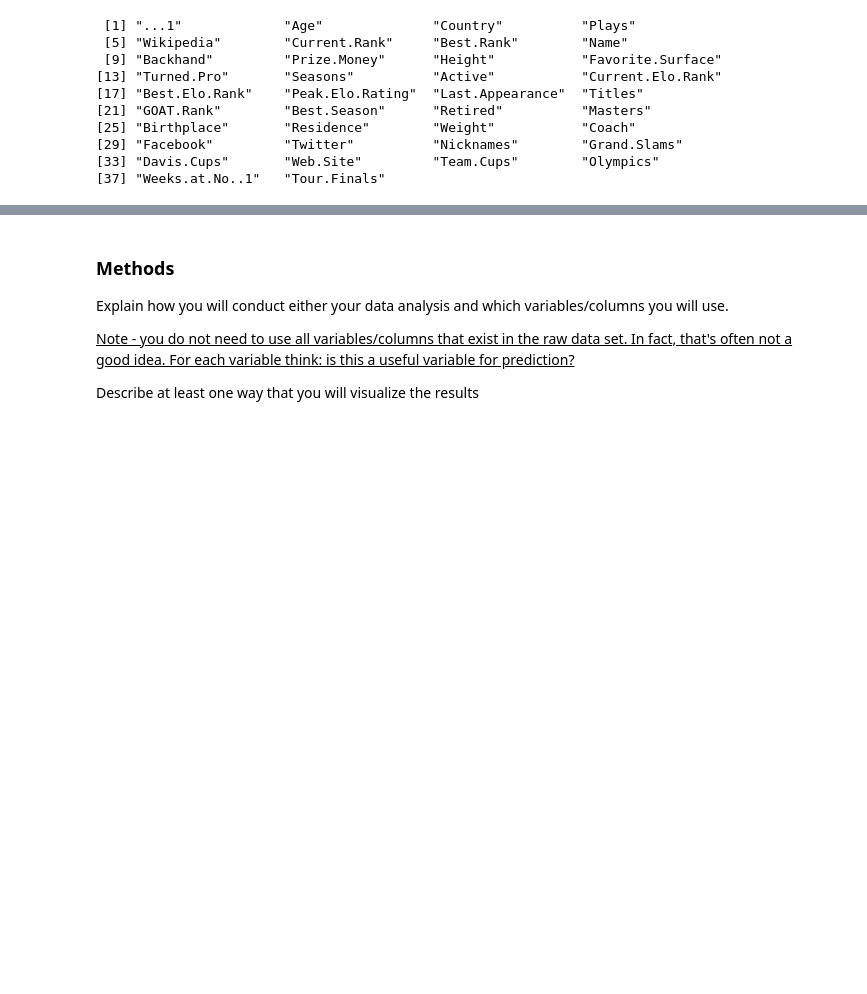
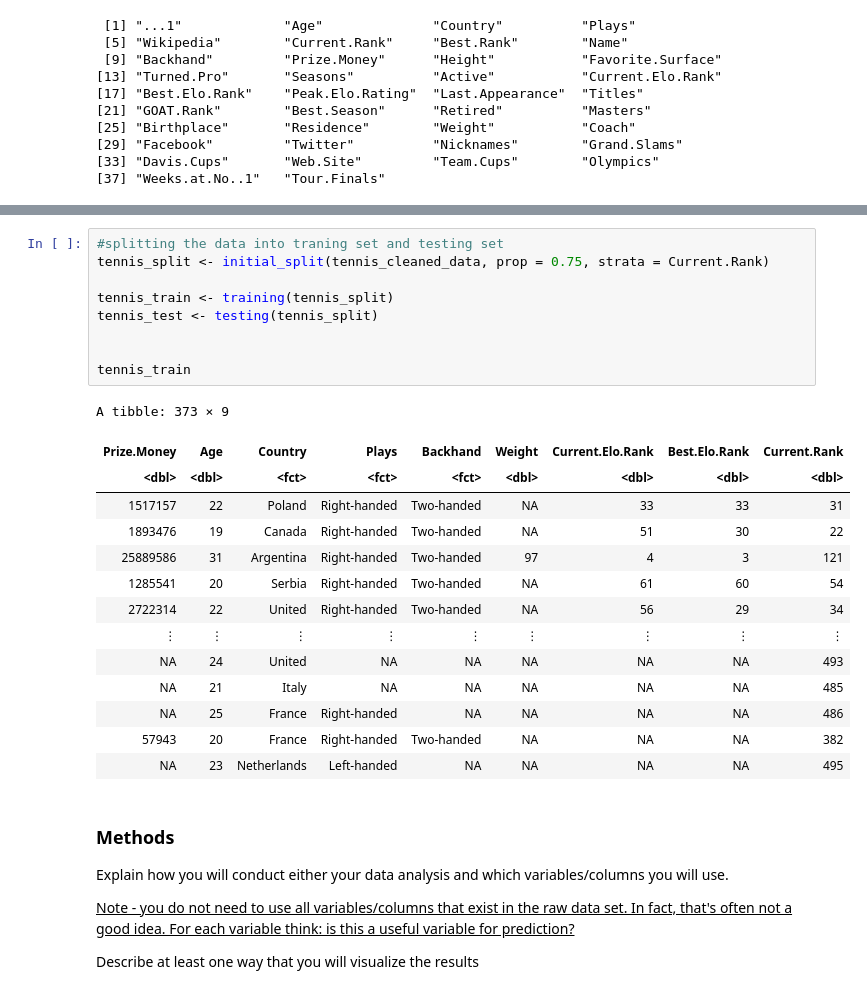
Before and after one commit to tarauboviccc/DSCI100_105_group_project, a Jupyter notebook: group_project_proposal.ipynb, the cells around one changed output, grey strips where cells are left out. Saved outputs shown, nothing was run; the diff lists cells and outputs as text; blank space fills up the shorter version.

```diff
--- a/group_project_proposal.ipynb
+++ b/group_project_proposal.ipynb
@@ -103,3 +102,27 @@ A tibble: 500 × 9
+# %%
+#splitting the data into traning set and testing set
+tennis_split <- initial_split(tennis_cleaned_data, prop = 0.75, strata = Current.Rank)
+
+tennis_train <- training(tennis_split)
+tennis_test <- testing(tennis_split)
+
+
+tennis_train
+# %% [output]
+A tibble: 373 × 9
+| Prize.Money | Age | Country | Plays | Backhand | Weight | Current.Elo.Rank | Best.Elo.Rank | Current.Rank |
+| <dbl> | <dbl> | <fct> | <fct> | <fct> | <dbl> | <dbl> | <dbl> | <dbl> |
+| 1517157 | 22 | Poland | Right-handed | Two-handed | NA | 33 | 33 | 31 |
+| 1893476 | 19 | Canada | Right-handed | Two-handed | NA | 51 | 30 | 22 |
+| 25889586 | 31 | Argentina | Right-handed | Two-handed | 97 | 4 | 3 | 121 |
+| 1285541 | 20 | Serbia | Right-handed | Two-handed | NA | 61 | 60 | 54 |
+| 2722314 | 22 | United | Right-handed | Two-handed | NA | 56 | 29 | 34 |
+| ⋮ | ⋮ | ⋮ | ⋮ | ⋮ | ⋮ | ⋮ | ⋮ | ⋮ |
+| NA | 24 | United | NA | NA | NA | NA | NA | 493 |
+| NA | 21 | Italy | NA | NA | NA | NA | NA | 485 |
+| NA | 25 | France | Right-handed | NA | NA | NA | NA | 486 |
+| 57943 | 20 | France | Right-handed | Two-handed | NA | NA | NA | 382 |
+| NA | 23 | Netherlands | Left-handed | NA | NA | NA | NA | 495 |
 # %% [markdown]
 ### Methods
 Explain how you will conduct either your data analysis and which variables/columns you will use.
```
Also changed, not shown: parts of 1 cell of this notebook.
